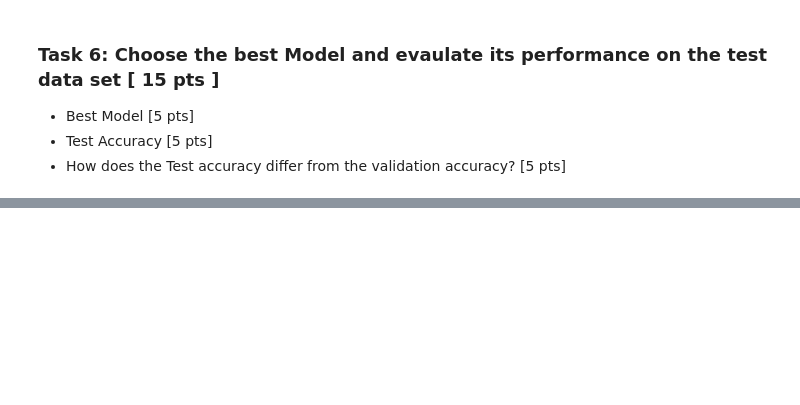
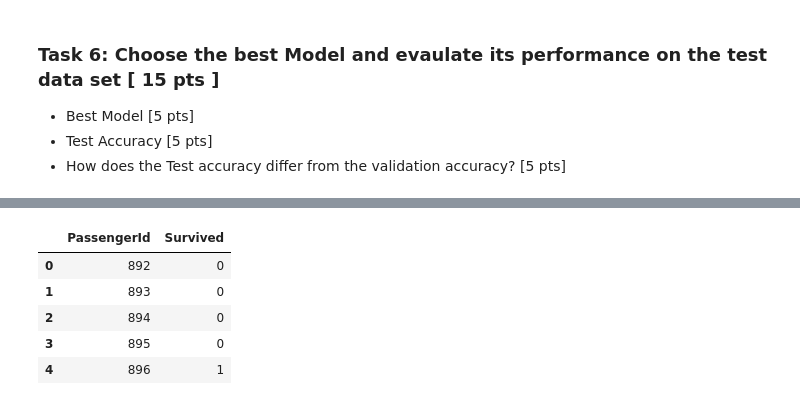
Before and after one commit to mike-keating-iv/ise538, a Jupyter notebook: assignment2/hw2_model_comparison.ipynb, the cells around one changed output, grey strips where cells are left out. Drawn from its saved outputs; the diff is of its cells as text; code cells hidden in the pictures; blank space fills up the shorter version.

```diff
--- a/assignment2/hw2_model_comparison.ipynb
+++ b/assignment2/hw2_model_comparison.ipynb
@@ -217,0 +321,31 @@ from sklearn.linear_model import SGDClassifier
+# %%
+# Reading the test.csv
+titanic_test_df = pd.read_csv("datasets/test.csv", index_col="PassengerId")
+
+# Preprocessing the test data like we did for the training data
+le.fit(titanic_test_df.Sex)
+titanic_test_df.Sex = le.transform(titanic_test_df.Sex)
+titanic_test_df.Sex
+titanic_test_df = titanic_test_df.select_dtypes(exclude="object")
+titanic_test_df.dropna(inplace=True)
+# Encode Sex column
+
+X = titanic_test_df[top_features]
+
+
+# Predict
+sgd_model = model_performance_df[model_performance_df["Model"] == "SGD"]["Best Estimator"].values[0]
+
+predictions = sgd_model.predict(X)
+
+# Let's store the predictions in a DataFrame
+predictions_df = pd.DataFrame({"PassengerId": titanic_test_df.index, "Survived": predictions})
+
+predictions_df.head()
+# %% [output]
+|  | PassengerId | Survived |
+| 0 | 892 | 0 |
+| 1 | 893 | 0 |
+| 2 | 894 | 0 |
+| 3 | 895 | 0 |
+| 4 | 896 | 1 |
```
Also changed, not shown: parts of 16 cells of this notebook, 3 other files.
